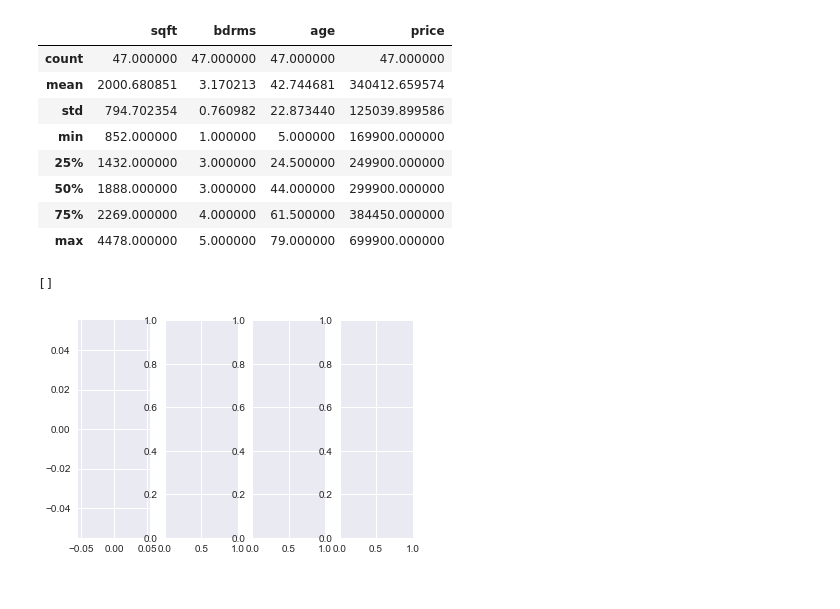
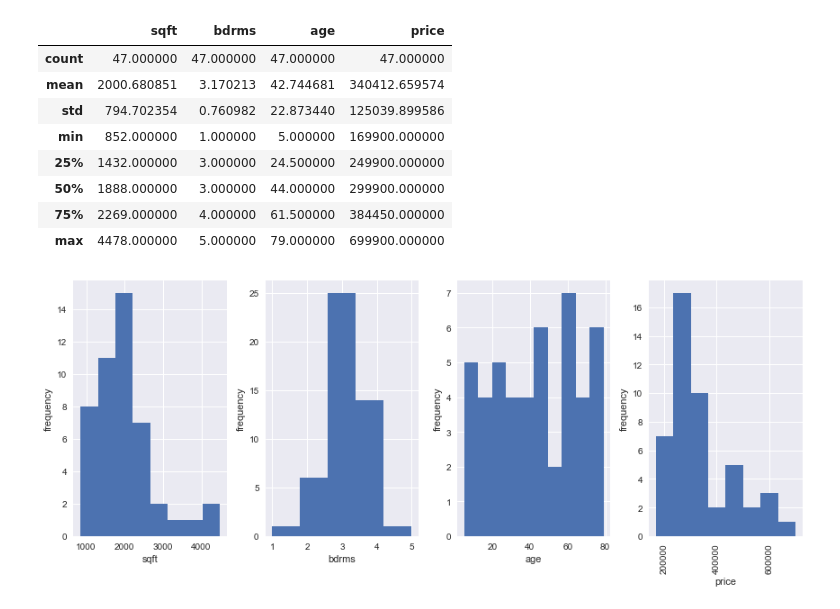
Before and after one commit to jgoodie/zero_to_deep_learning_udemy, a Jupyter notebook: course/MachineLearningExercises.ipynb, the cells around one changed output. Saved outputs shown, nothing was run; the diff lists cells and outputs as text; code cells hidden in the pictures.

```diff
--- a/course/MachineLearningExercises.ipynb
+++ b/course/MachineLearningExercises.ipynb
@@ -70,10 +72,23 @@ df.describe()
 | 50% | 1888.000000 | 3.000000 | 44.000000 | 299900.000000 |
 | 75% | 2269.000000 | 4.000000 | 61.500000 | 384450.000000 |
 | max | 4478.000000 | 5.000000 | 79.000000 | 699900.000000 |
-# %%
-#df['sqft'].plot(kind='hist', bins=8,figsize=(8,6))
-f, ax = plt.subplots(1,4, sharex=False, sharey=False)
-ax[0].plot()
-# %% [output]
-[]
-[figure, removed]
+# %%
+#df['sqft'].plot(kind='hist', bins=8,figsize=(8,6))
+f, ax = plt.subplots(1,4, sharex=False, sharey=False,figsize=(12,5))
+ax[0].hist(df['sqft'], bins=8)
+ax[0].set_xlabel("sqft")
+ax[0].set_ylabel("frequency")
+ax[1].hist(df['bdrms'], bins=5)
+ax[1].set_xlabel("bdrms")
+ax[1].set_ylabel("frequency")
+ax[2].hist(df['age'], bins=10)
+ax[2].set_xlabel("age")
+ax[2].set_ylabel("frequency")
+ax[3].hist(df['price'], bins=8)
+for tick in ax[3].get_xticklabels():
+        tick.set_rotation(90)
+ax[3].set_xlabel("price")
+ax[3].set_ylabel("frequency")
+plt.tight_layout()
+# %% [output]
+[figure, added]
```
Also changed, not shown: parts of 111 cells of this notebook, 3 other files.
